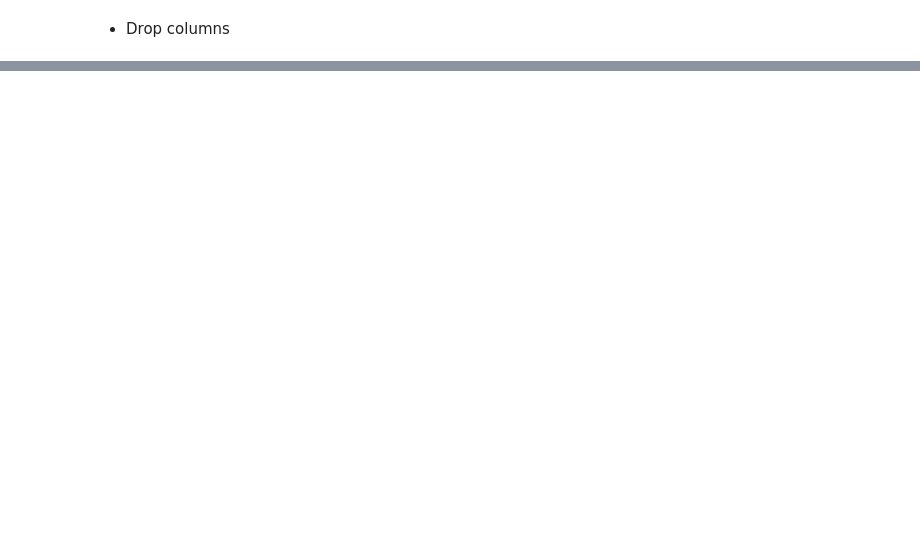
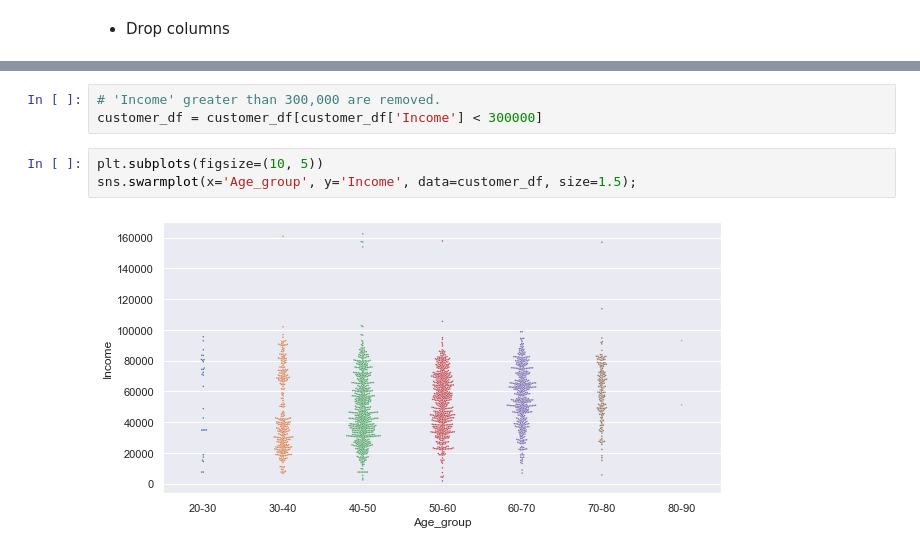
Before and after one commit to livia360/Capstone_project, a Jupyter notebook: Customer Behavior Analysis_01_Data_Wrangling.ipynb, the cells around one changed output, grey strips where cells are left out. Saved outputs shown, nothing was run; the diff lists cells and outputs as text; blank space fills up the shorter version.

```diff
--- a/Customer Behavior Analysis_01_Data_Wrangling.ipynb
+++ b/Customer Behavior Analysis_01_Data_Wrangling.ipynb
@@ -341,0 +369,8 @@ _= plt.ylabel('Recency')
+# %%
+# 'Income' greater than 300,000 are removed.
+customer_df = customer_df[customer_df['Income'] < 300000]
+# %%
+plt.subplots(figsize=(10, 5))
+sns.swarmplot(x='Age_group', y='Income', data=customer_df, size=1.5);
+# %% [output]
+[figure, new version]
```
Also changed, not shown: parts of 58 cells of this notebook.
